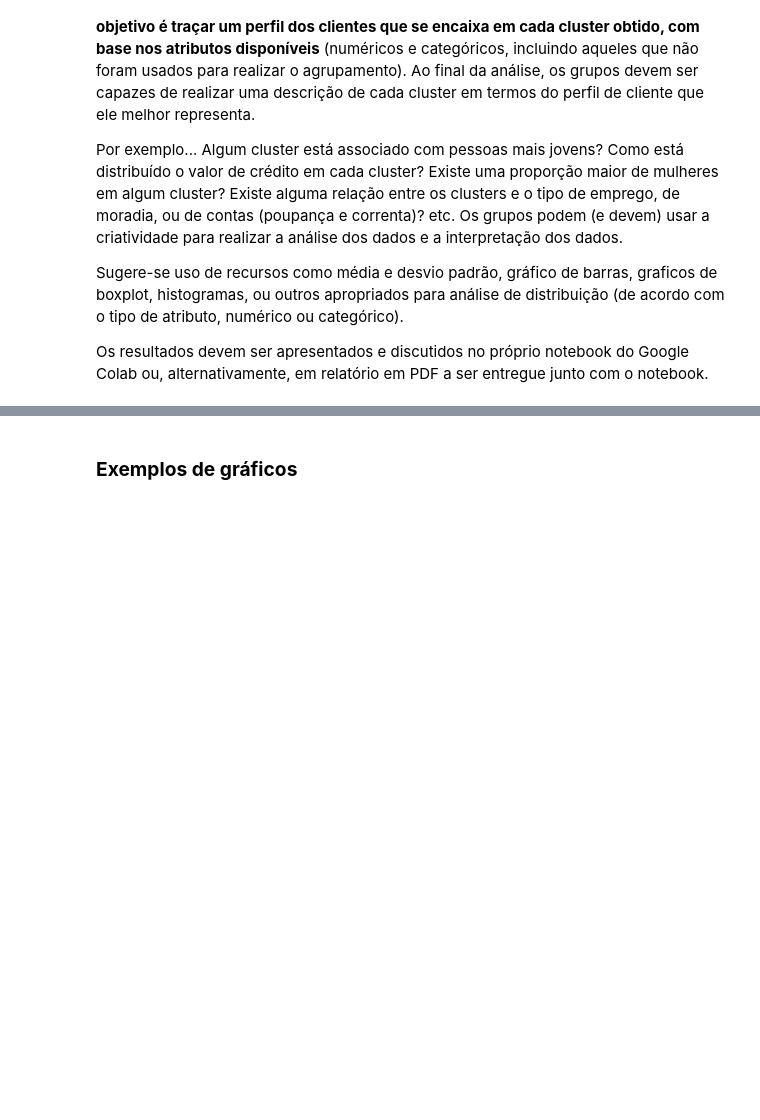
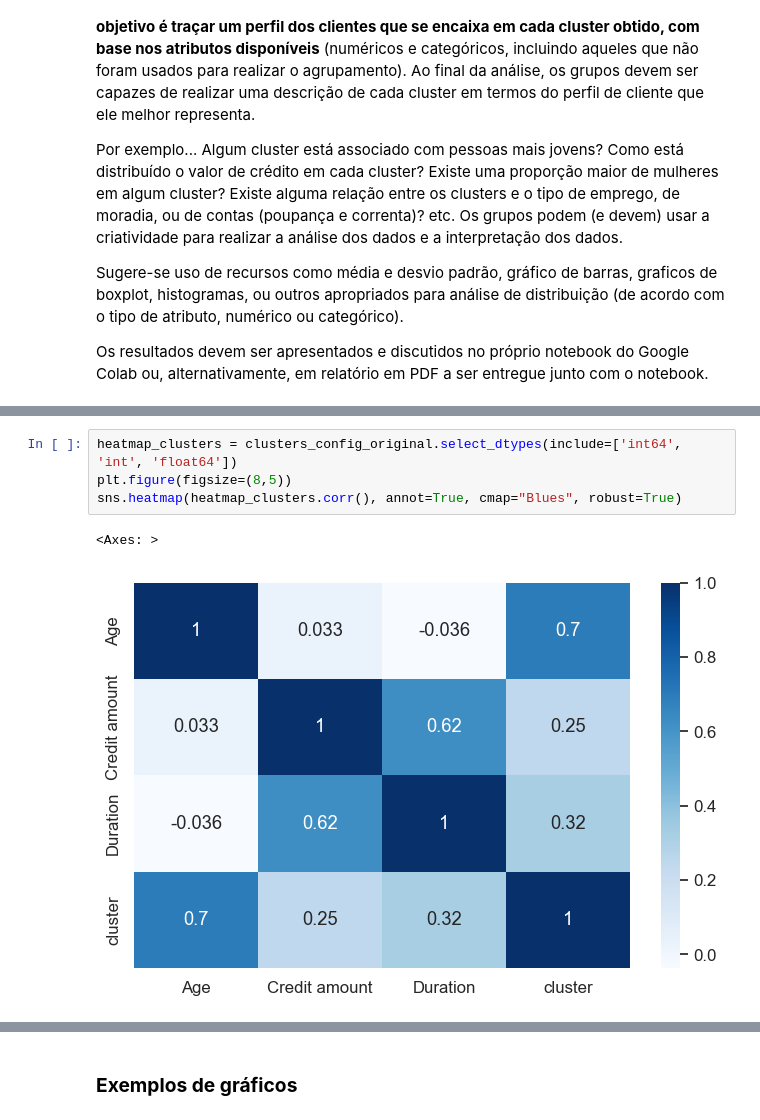
Before and after one commit to fsbertoglio/Machine-Learning-Labs, a Jupyter notebook: T2/T2_2023_02_Análise_de_agrupamentos_com_K_means.ipynb, the cells around one changed output, grey strips where cells are left out. Drawn from its saved outputs; the diff is of its cells as text; blank space fills up the shorter version.

```diff
--- a/T2/T2_2023_02_Análise_de_agrupamentos_com_K_means.ipynb
+++ b/T2/T2_2023_02_Análise_de_agrupamentos_com_K_means.ipynb
@@ -348,3 +379,10 @@ for k in clusters_dict.keys():
+# %%
+heatmap_clusters = clusters_config_original.select_dtypes(include=['int64', 'int', 'float64'])
+plt.figure(figsize=(8,5))
+sns.heatmap(heatmap_clusters.corr(), annot=True, cmap="Blues", robust=True)
+# %% [output]
+<Axes: >
+[figure, added]
 # %%
 for column in data_cat.columns:
     plt.figure(figsize=(12,5))
```
Also changed, not shown: parts of 13 cells of this notebook, 1 other file.
